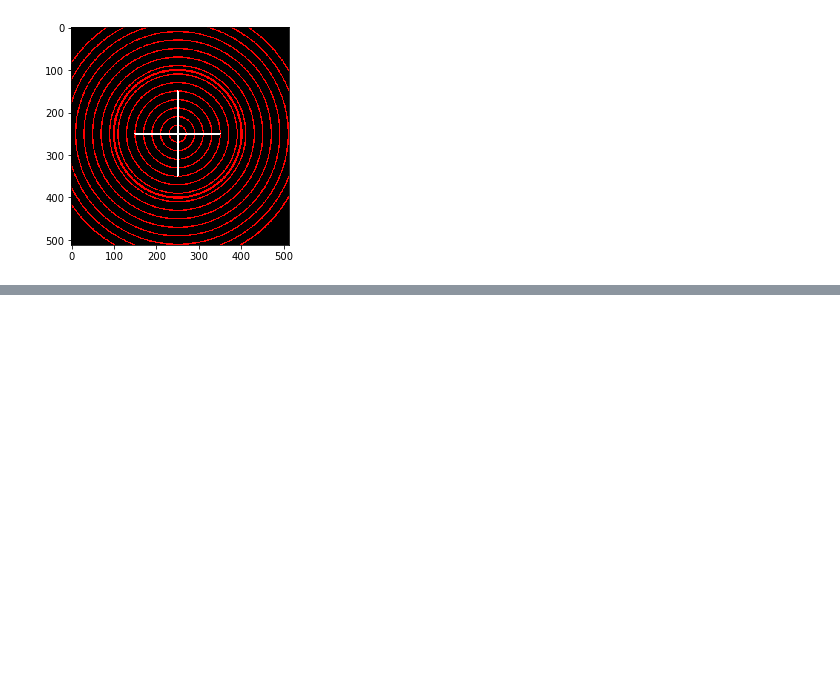
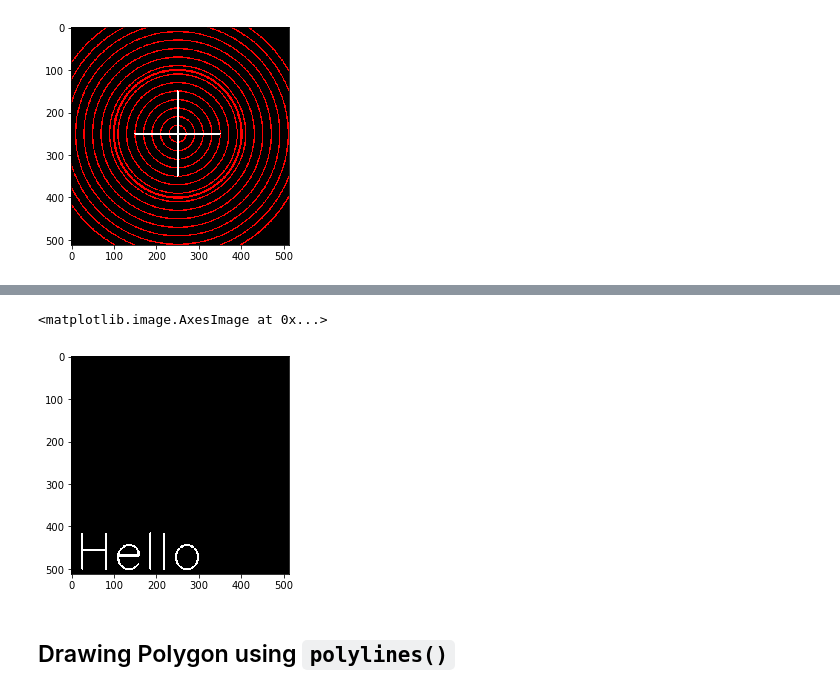
Before and after one commit to abhimanyus1997/python-cvcourse, a Jupyter notebook: 03 Image Basics with OpenCV/3.3-Drawing on Images.ipynb, the cells around one changed output, grey strips where cells are left out. Drawn from its saved outputs; the diff is of its cells as text; code cells hidden in the pictures; blank space fills up the shorter version.

```diff
--- a/03 Image Basics with OpenCV/3.3-Drawing on Images.ipynb
+++ b/03 Image Basics with OpenCV/3.3-Drawing on Images.ipynb
@@ -114,0 +136,13 @@ plt.imshow(bullseye_img)
+# %%
+blank_img = np.zeros(shape=(512,512,3), dtype=np.uint8)
+
+font = cv2.FONT_HERSHEY_SIMPLEX
+cv2.putText(blank_img, text="Hello", org=(10,500), fontFace=font, fontScale=4,
+           color=(255,255,255), thickness=3, lineType=cv2.LINE_4)
+
+plt.imshow(blank_img)
+# %% [output]
+<matplotlib.image.AxesImage at 0x...>
+[figure, added]
+# %% [markdown]
+## Drawing Polygon using `polylines()`
```
Also changed, not shown: parts of 13 cells of this notebook, 1 other file.
